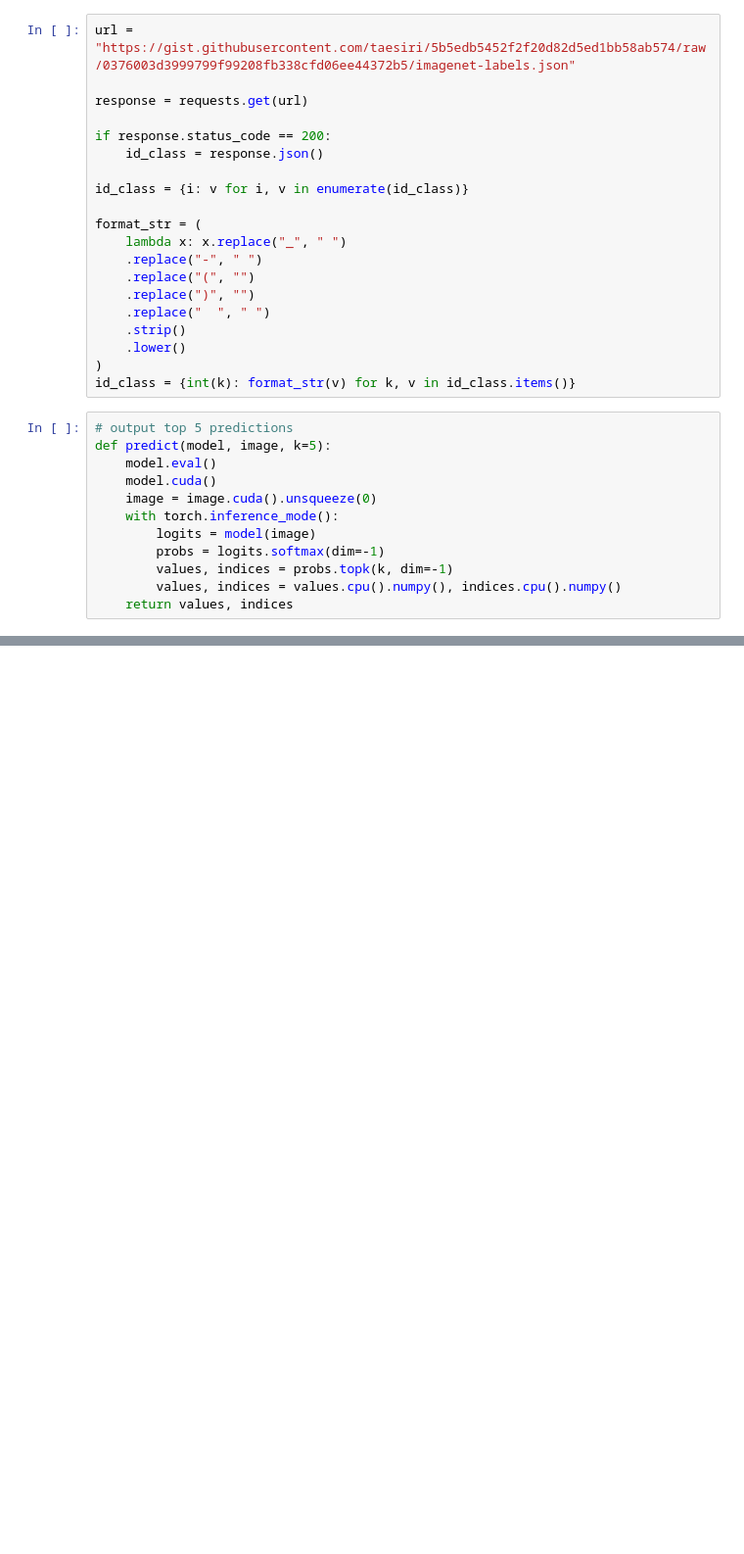
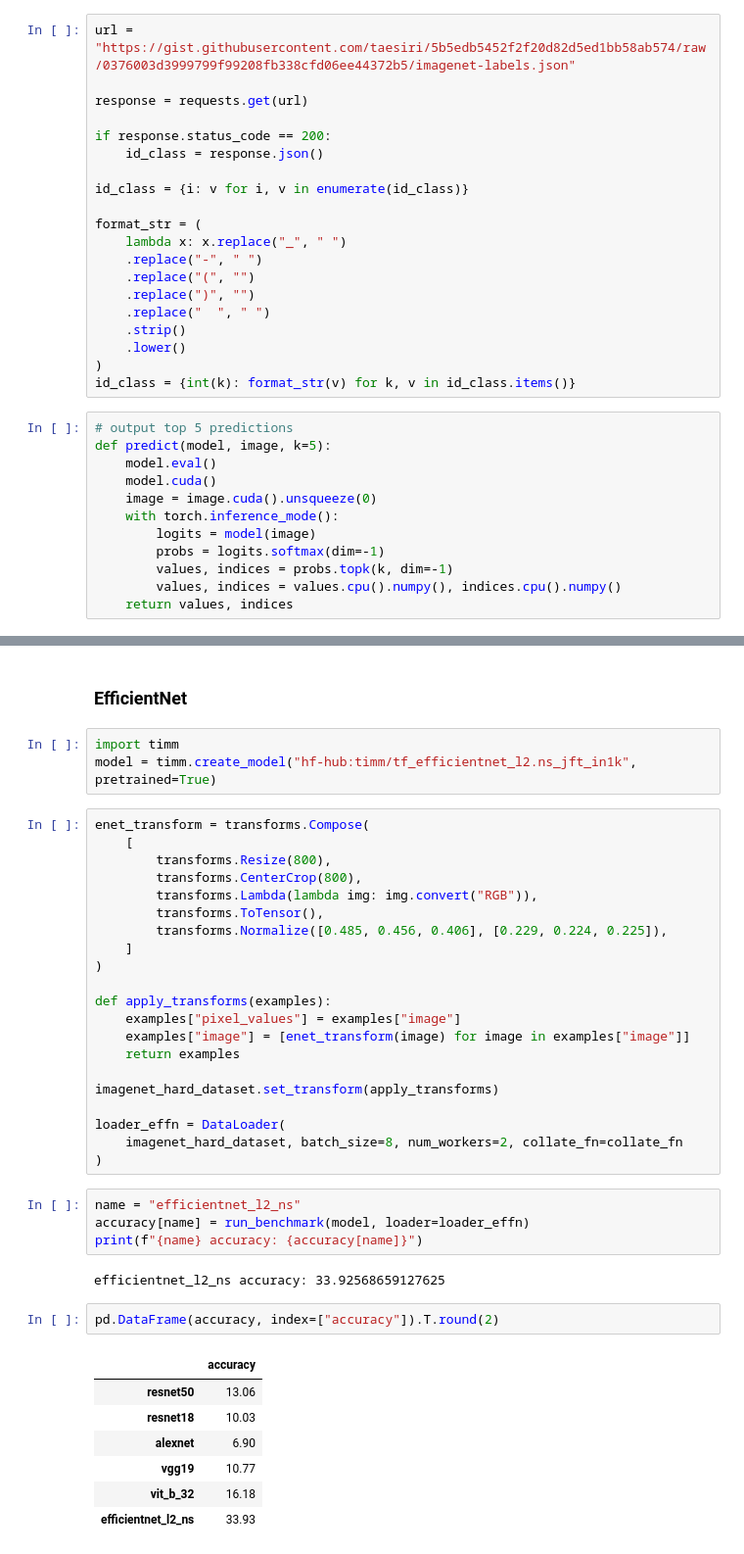
Before and after one commit to taesiri/ZoomIsAllYouNeed, a Jupyter notebook: src/ImageNet_Hard/Benchmark_ImageNet_Hard.ipynb, the cells around one changed output, grey strips where cells are left out. Shown at 98% size. Cells and saved outputs as stored; diff of their text form; blank space fills up the shorter version.

```diff
--- a/src/ImageNet_Hard/Benchmark_ImageNet_Hard.ipynb
+++ b/src/ImageNet_Hard/Benchmark_ImageNet_Hard.ipynb
@@ -240,0 +245,42 @@ for i in np.random.randint(0, len(imagenet_hard_dataset), 4):
+# %% [markdown]
+### EfficientNet
+# %%
+import timm
+model = timm.create_model("hf-hub:timm/tf_efficientnet_l2.ns_jft_in1k", pretrained=True)
+# %%
+enet_transform = transforms.Compose(
+    [
+        transforms.Resize(800),
+        transforms.CenterCrop(800),
+        transforms.Lambda(lambda img: img.convert("RGB")),
+        transforms.ToTensor(),
+        transforms.Normalize([0.485, 0.456, 0.406], [0.229, 0.224, 0.225]),
+    ]
+)
+
+def apply_transforms(examples):
+    examples["pixel_values"] = examples["image"]
+    examples["image"] = [enet_transform(image) for image in examples["image"]]
+    return examples
+
+imagenet_hard_dataset.set_transform(apply_transforms)
+
+loader_effn = DataLoader(
+    imagenet_hard_dataset, batch_size=8, num_workers=2, collate_fn=collate_fn
+)
+# %%
+name = "efficientnet_l2_ns"
+accuracy[name] = run_benchmark(model, loader=loader_effn)
+print(f"{name} accuracy: {accuracy[name]}")
+# %% [output]
+efficientnet_l2_ns accuracy: 33.92568659127625
+# %%
+pd.DataFrame(accuracy, index=["accuracy"]).T.round(2)
+# %% [output]
+|  | accuracy |
+| resnet50 | 13.06 |
+| resnet18 | 10.03 |
+| alexnet | 6.90 |
+| vgg19 | 10.77 |
+| vit_b_32 | 16.18 |
+| efficientnet_l2_ns | 33.93 |
```
Also changed, not shown: parts of 8 cells of this notebook, 1 other file.
